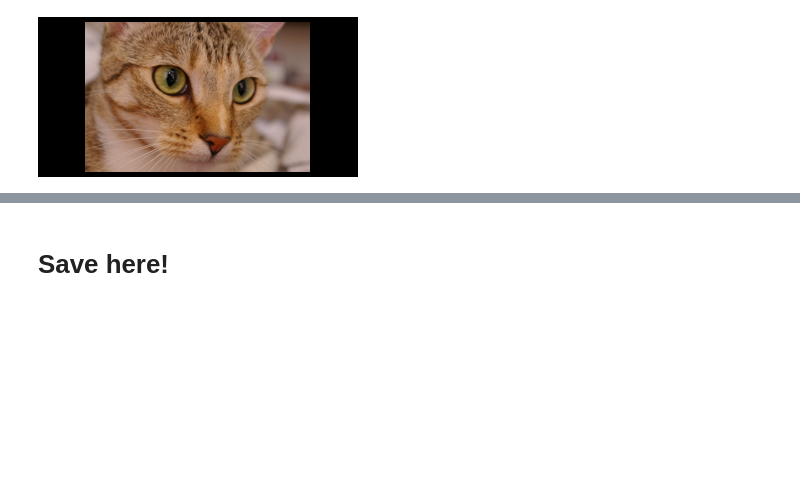
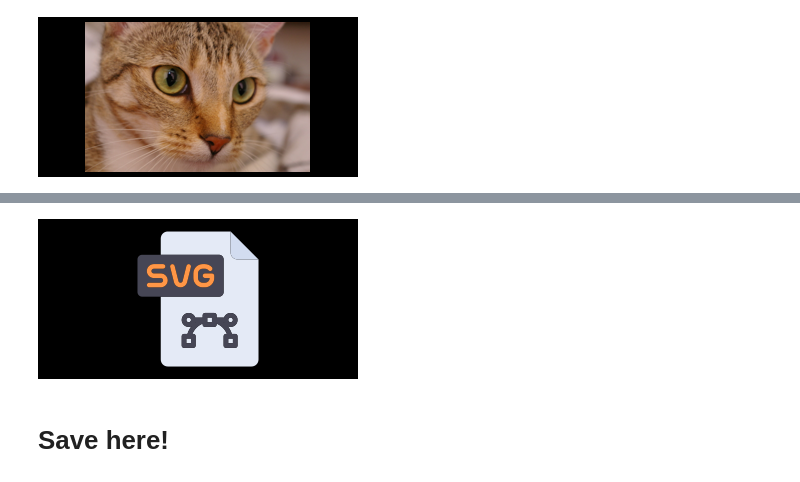
Before and after one commit to kolibril13/mobject-gallery, a Jupyter notebook: Mobjects_Basics.ipynb, the cells around one changed output, grey strips where cells are left out. Drawn from its saved outputs; the diff is of its cells as text; code cells hidden in the pictures; blank space fills up the shorter version.

```diff
--- a/Mobjects_Basics.ipynb
+++ b/Mobjects_Basics.ipynb
@@ -602,3 +648,20 @@ name_snippet_pairs[image_full_name] = snippet
+# %%
+%%manim $params
+
+class Example(ZoomedScene):
+    def construct(self):
+        mob = SVGMobject("svg_logo.svg")
+        self.add(mob)
+        self.camera.frame.scale(1/3)
+###******
+image_full_name = "SVGMobject.png"
+snippet = """
+mob = SVGMobject("svg_logo.svg")
+self.add(mob)
+"""
+name_snippet_pairs[image_full_name] = snippet
+# %% [output]
+[figure, added]
 # %% [markdown]
 # Save here!
 # %%
```
Also changed, not shown: parts of 3 cells of this notebook, 11 other files.
